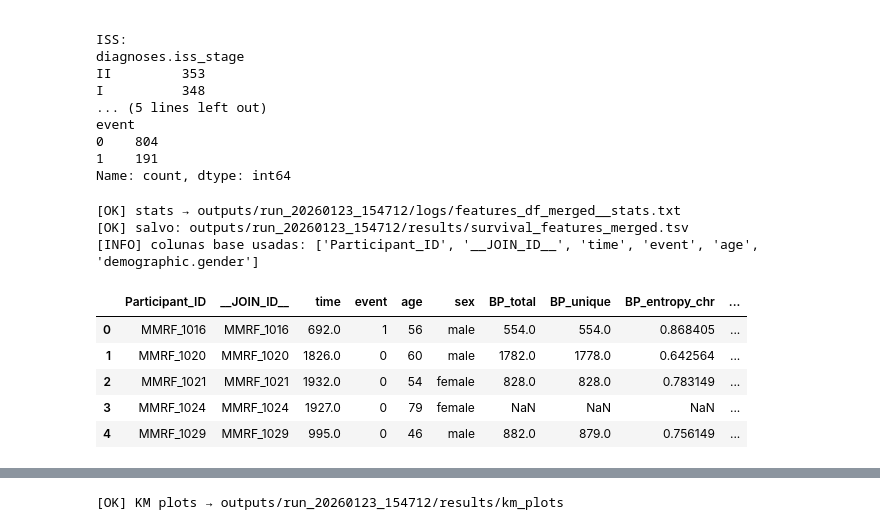
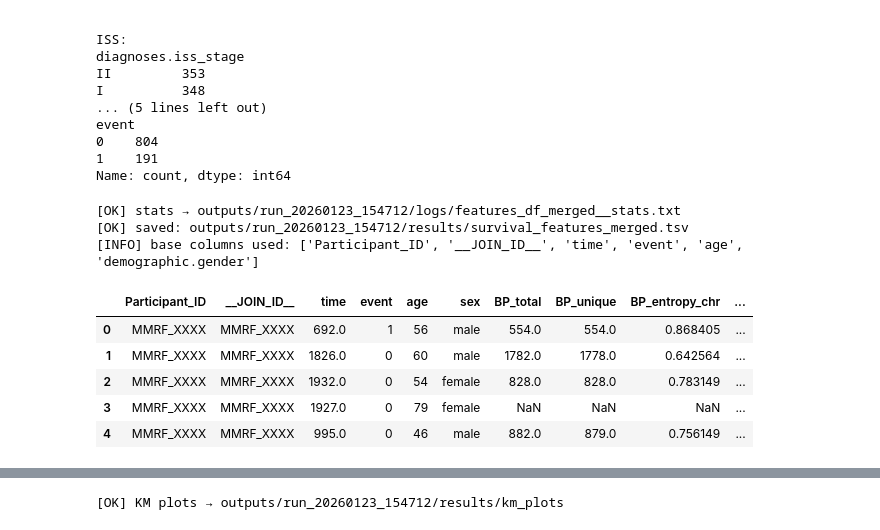
Before and after one commit to tiagochavo87/CNV-MMRF-COMMPASS-PIPELINE, a Jupyter notebook: CNV_MMRF_COMMPASS_V17_Rodado.ipynb, the cells around one changed output, grey strips where cells are left out. Saved outputs shown, nothing was run; the diff lists cells and outputs as text; code cells hidden in the pictures.

```diff
--- a/CNV_MMRF_COMMPASS_V17_Rodado.ipynb
+++ b/CNV_MMRF_COMMPASS_V17_Rodado.ipynb
@@ -260,7 +260,7 @@ def download_gdc_file(file_id: str, file_name: str, md5_expected: str | None, ou
             if md5_now.lower() == str(md5_expected).lower():
                 return out_path
             else:
-                print(f"[WARN] md5 divergente para {file_name}. Rebaixando…")
+                print(f"[WARN] divergent md5 for {file_name}. Downgrading…")
                 os.remove(out_path)
 
     url = f"{GDC_DATA_URL}/{file_id}"
@@ -274,7 +274,7 @@ def download_gdc_file(file_id: str, file_name: str, md5_expected: str | None, ou
     if md5_expected:
         md5_now = md5_file(out_path)
         if md5_now.lower() != str(md5_expected).lower():
-            raise RuntimeError(f"md5 inválido: {file_name} (expected={md5_expected}, got={md5_now})")
+            raise RuntimeError(f"invalid md5: {file_name} (expected={md5_expected}, got={md5_now})")
     return out_path
 
 paths = []
@@ -282,6 +282,6 @@ for _, row in tqdm(files_df.iterrows(), total=len(files_df), desc="Downloading")
     paths.append(download_gdc_file(row["file_id"], row["file_name"], row.get("md5sum")))
 
 print(f"[OK] Downloads em: {DOWNLOAD_DIR}")
-print(f"[OK] Arquivos baixados: {len(paths)}")
+print(f"[OK] Files downloaded: {len(paths)}")
 # %% [output]
 [OK] Downloads em: outputs/run_20260123_154712/raw/mmrf_cnv_data
@@ -1720,31 +1720,31 @@ event
 Name: count, dtype: int64
 # %%
 # =========================================================
-# 14) MERGE FEATURES ↔ OS (SEM NA→0) — ROBUSTO A NOMES DE COLUNAS
+# 14) MERGE FEATURES ↔ OS (NO NA→0) — ROBUST TO COLUMN NAMES
 # =========================================================
 import os
 import pandas as pd
 
-# --- diretório de resultados (compatível com variações) ---
+# --- results directory (compatible with variants) ---
 RES_DIR = globals().get("RES_DIR") or globals().get("RESULTS_DIR") or globals().get("OUT_RESULTS_DIR")
 if RES_DIR is None:
     RES_DIR = os.path.join(globals().get("OUT_DIR", os.getcwd()), "results")
 os.makedirs(RES_DIR, exist_ok=True)
 
-# --- colunas obrigatórias ---
+# --- required columns ---
 req = ["Participant_ID", "time", "event"]
 missing = [c for c in req if c not in os_df.columns]
 if missing:
-    raise RuntimeError(f"os_df sem colunas obrigatórias: {missing}")
+    raise RuntimeError(f"os_df missing required columns: {missing}")
 
-# --- tenta achar a coluna de idade e sexo/gênero sem forçar nome ---
+# --- try to find the age and sex/gender column without forcing a name ---
 age_candidates = ["age", "Age", "age_at_index", "cases.demographic.age_at_index"]
 sex_candidates = ["demographic.gender", "gender", "sex", "Sex", "demographic.sex", "cases.demographic.gender", "cases.demographic.sex"]
 
 age_col = next((c for c in age_candidates if c in os_df.columns), None)
 sex_col = next((c for c in sex_candidates if c in os_df.columns), None)
 
-# __JOIN_ID__ é opcional (depende de como você montou o join)
+# __JOIN_ID__ is optional (depends on how you built the join)
 join_col = "__JOIN_ID__" if "__JOIN_ID__" in os_df.columns else None
 
 base_cols = ["Participant_ID"]
@@ -1753,44 +1753,44 @@ base_cols += ["time", "event"]
 if age_col: base_cols.append(age_col)
 if sex_col: base_cols.append(sex_col)
 
 base = os_df[base_cols].copy()
 
-# padroniza nomes (sem criar valores)
+# standardize names (without creating values)
 rename_map = {}
 if age_col and age_col != "age":
     rename_map[age_col] = "age"
 if sex_col and sex_col != "sex":
     rename_map[sex_col] = "sex"
 base = base.rename(columns=rename_map)
 
-# --- merges: não depende de __JOIN_ID__ nos dfs de métricas ---
+# --- merges: does not depend on __JOIN_ID__ in the metric dfs ---
 def safe_drop(df, col):
     return df.drop(columns=[col]) if col in df.columns else df
 
 features_df = (
     base
     .merge(safe_drop(bp_metrics_df, "__JOIN_ID__"), on="Participant_ID", how="left")
     .merge(safe_drop(hotspot_metrics_df, "__JOIN_ID__"), on="Participant_ID", how="left")
 )
 
 export_df_stats(features_df, "features_df_merged")
 
 merged_path = os.path.join(RES_DIR, "survival_features_merged.tsv")
 features_df.to_csv(merged_path, sep="\t", index=False)
 
-print(f"[OK] salvo: {merged_path}")
-print("[INFO] colunas base usadas:", base_cols)
+print(f"[OK] saved: {merged_path}")
+print("[INFO] base columns used:", base_cols)
 features_df.head()
 # %% [output]
 [OK] stats → outputs/run_20260123_154712/logs/features_df_merged__stats.txt
-[OK] salvo: outputs/run_20260123_154712/results/survival_features_merged.tsv
-[INFO] colunas base usadas: ['Participant_ID', '__JOIN_ID__', 'time', 'event', 'age', 'demographic.gender']
+[OK] saved: outputs/run_20260123_154712/results/survival_features_merged.tsv
+[INFO] base columns used: ['Participant_ID', '__JOIN_ID__', 'time', 'event', 'age', 'demographic.gender']
 |  | Participant_ID | __JOIN_ID__ | time | event | age | sex | BP_total | BP_unique | BP_entropy_chr | ... |
-| 0 | MMRF_1016 | MMRF_1016 | 692.0 | 1 | 56 | male | 554.0 | 554.0 | 0.868405 | ... |
-| 1 | MMRF_1020 | MMRF_1020 | 1826.0 | 0 | 60 | male | 1782.0 | 1778.0 | 0.642564 | ... |
-| 2 | MMRF_1021 | MMRF_1021 | 1932.0 | 0 | 54 | female | 828.0 | 828.0 | 0.783149 | ... |
-| 3 | MMRF_1024 | MMRF_1024 | 1927.0 | 0 | 79 | female | NaN | NaN | NaN | ... |
-| 4 | MMRF_1029 | MMRF_1029 | 995.0 | 0 | 46 | male | 882.0 | 879.0 | 0.756149 | ... |
+| 0 | MMRF_XXXX | MMRF_XXXX | 692.0 | 1 | 56 | male | 554.0 | 554.0 | 0.868405 | ... |
+| 1 | MMRF_XXXX | MMRF_XXXX | 1826.0 | 0 | 60 | male | 1782.0 | 1778.0 | 0.642564 | ... |
+| 2 | MMRF_XXXX | MMRF_XXXX | 1932.0 | 0 | 54 | female | 828.0 | 828.0 | 0.783149 | ... |
+| 3 | MMRF_XXXX | MMRF_XXXX | 1927.0 | 0 | 79 | female | NaN | NaN | NaN | ... |
+| 4 | MMRF_XXXX | MMRF_XXXX | 995.0 | 0 | 46 | male | 882.0 | 879.0 | 0.756149 | ... |
 # %%
 # =========================================================
 # 15A) SEX DIFFERENCES — Mann-Whitney U + FDR (BH) + export
```
Also changed, not shown: parts of 41 cells of this notebook.
